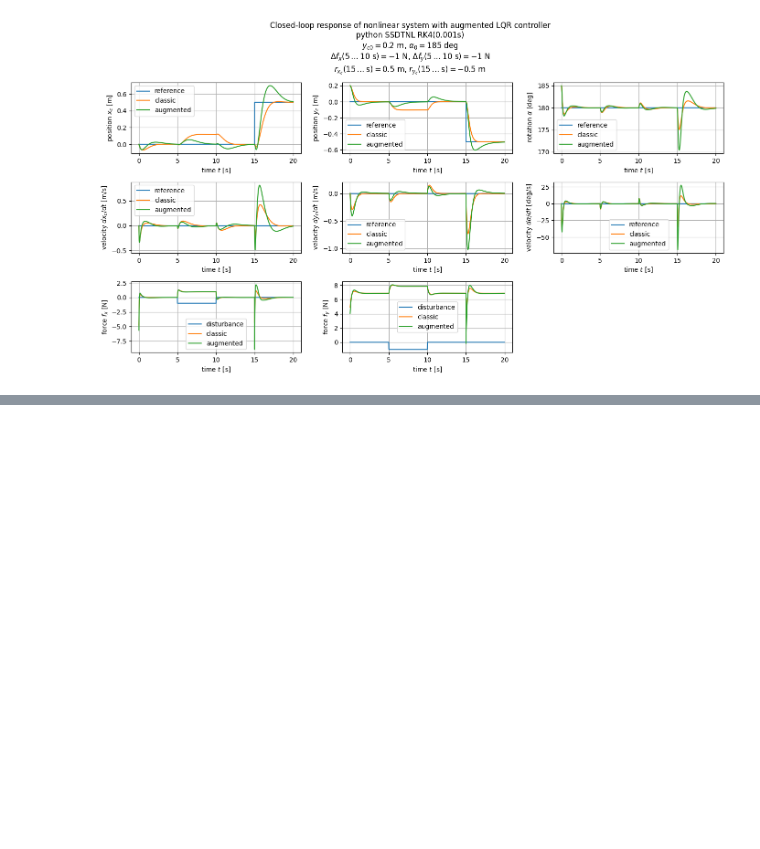
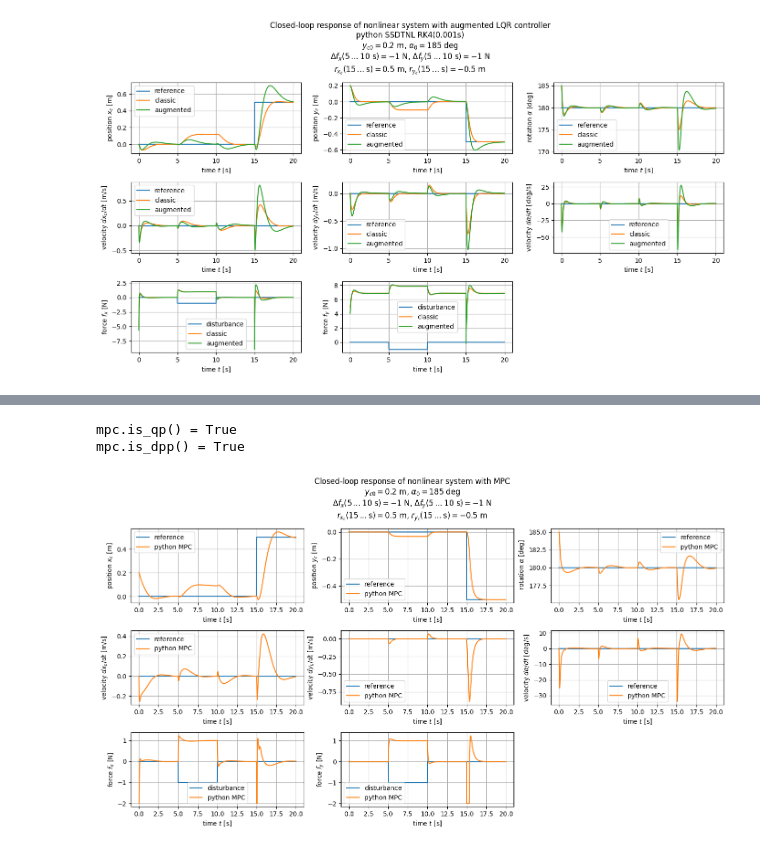
Before and after one commit to Trolobezka/OPSR-2025, a Jupyter notebook: project.ipynb, the cells around one changed output, grey strips where cells are left out. Drawn from its saved outputs; the diff is of its cells as text; code cells hidden in the pictures; blank space fills up the shorter version.

```diff
--- a/project.ipynb
+++ b/project.ipynb
@@ -1389,0 +1515,69 @@ del time_vector, reference_vector, disturbance_vector
+# %%
+# Create the MPC problem
+mpc, mpc_x_init, mpc_u_min, mpc_u_max, mpc_inputs, mpc_reference = create_mpc(
+    A=SSDTL_model.A,  # type: ignore
+    B=SSDTL_model.B,  # type: ignore
+    S=np.diag([100, 100, 1000, 1, 1, 1]),
+    Q=np.diag([10, 10, 100, 1, 1, 1]),
+    R=np.diag([0.1, 0.1]),
+    N=100,
+    n=6,
+    m=2,
+)
+mpc_u_min.value = np.array([-2, -2], dtype=np.float64)[:, np.newaxis]
+mpc_u_max.value = np.array([2, 2], dtype=np.float64)[:, np.newaxis]
+mpc_reference.value = np.array([0, 0, math.radians(0), 0, 0, math.radians(0)], dtype=np.float64)[:, np.newaxis]
+
+# Create the simulation data
+mpc_M = 2000
+_ = Sim(
+    t=np.arange(0, mpc_M * Ts + 1e-6, Ts),
+    x=np.zeros((6, mpc_M + 1)),
+    u=np.zeros((2, mpc_M)),
+    r=np.zeros((6, mpc_M)),
+    d=np.zeros((2, mpc_M)),
+)
+_.x[:, 0] = np.array([0.2, 0, math.radians(185), 0, 0, math.radians(0)], dtype=np.float64)
+_.r[2, :] = np.pi  # ra
+_.r[0, int(15 / Ts) :] = 0.5  # rxc = 0.5m from 15s
+_.r[1, int(15 / Ts) :] = -0.5  # ryc = -0.5m from 15s
+_.d[0, int(5 / Ts) : int(10 / Ts)] = -1  # dfx = -1N from 5s to 10s
+_.d[1, int(5 / Ts) : int(10 / Ts)] = -1  # dfy = -1N from 5s to 10s
+
+# Run the simulation
+for i in range(mpc_M):
+    mpc_x_init.value = _.x[:, i] - x0  # !!!
+    mpc_reference.value = (_.r[:, i] - x0)[:, np.newaxis]  # !!!
+    mpc.solve(solver=cp.OSQP)
+    _.u[:, i] = mpc_inputs.value[:, 0]  # type: ignore
+    _.x[:, i + 1] = SSDTNL_model.dynamics(
+        t=_.t[i],
+        x=_.x[:, i],
+        u=_.u[:, i] + u0 + _.d[:, i],  # !!!
+    )
+
+# Plot the results
+plt.figure(figsize=(14, 8))
+plot2(_.t[:-1], *[None] * 6, f_x=_.d[0], f_y=_.d[1], label="disturbance")
+plot(_.t[:-1], *_.r, label="reference", rows=3)
+plot(_.t, *_.x, label="python MPC", rows=3)
+plot2(_.t[:-1], *[None] * 6, *_.u, label="python MPC")
+plt.suptitle(
+    (
+        "Closed-loop response of nonlinear system with MPC"
+        "\n"
+        r"$y_{c0} = 0.2$ m, $\alpha_0 = 185$ deg"
+        "\n"
+        r"$\Delta f_x(5 \dots 10\ \text{s}) = -1$ N, $\Delta f_y(5 \dots 10\ \text{s}) = -1$ N"
+        "\n"
+        r"$r_{x_c}(15 \dots \text{s}) = 0.5$ m, $r_{y_c}(15 \dots \text{s}) = -0.5$ m"
+    )
+)
+plt.tight_layout()
+plt.show()
+
+del mpc, mpc_x_init, mpc_u_min, mpc_u_max, mpc_inputs, mpc_reference, mpc_M
+# %% [output]
+mpc.is_qp() = True
+mpc.is_dpp() = True
+[figure, added]
```
Also changed, not shown: parts of 8 cells of this notebook.
